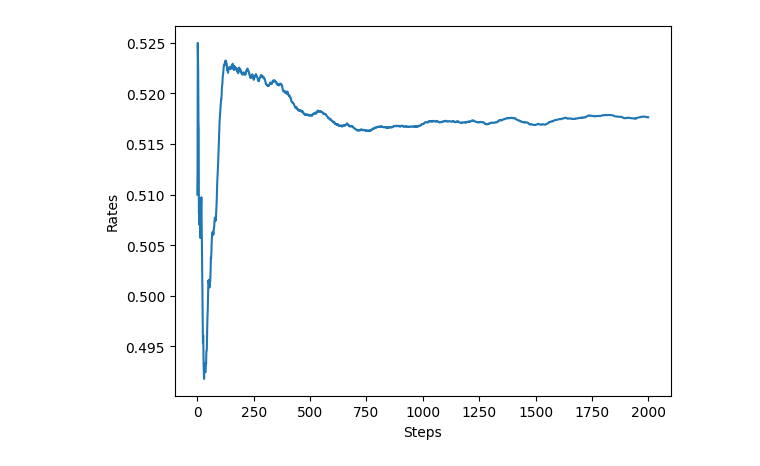
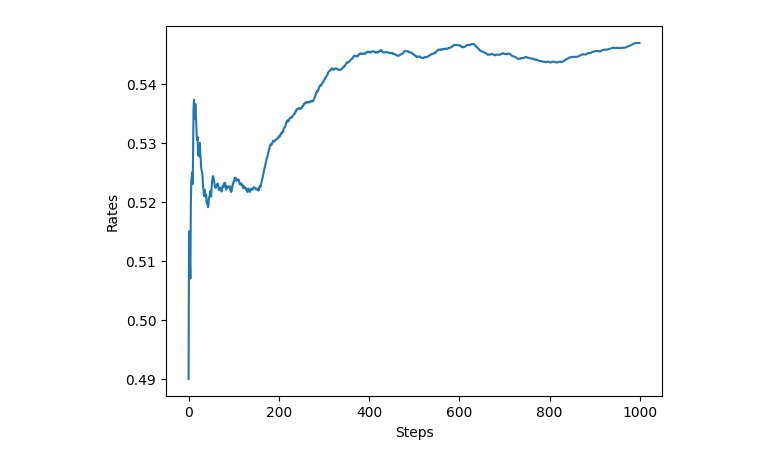
Before and after one commit to Aprilistic/reinforcement_learning, a Jupyter notebook: DL_from_scratch_4/ch01/bandit.ipynb, the cells around one changed output. Saved outputs shown, nothing was run; the diff lists cells and outputs as text; code cells hidden in the pictures.

```diff
--- a/DL_from_scratch_4/ch01/bandit.ipynb
+++ b/DL_from_scratch_4/ch01/bandit.ipynb
@@ -66,29 +66,29 @@ plt.show()
 # %%
 runs = 200
-steps = 2000
-epsilon = 0.01
+steps = 1000
+epsilon = 0.1
 all_rates = np.zeros((runs, steps))
 
 for run in range(runs):
     bandit = Bandit()
     agent = Agent(epsilon)
     total_reward = 0
     rates = list()
 
     for step in range(steps):
         action = agent.get_action()
         reward = bandit.play(action)
         agent.update(action, reward)
         total_reward += reward
         rates.append(total_reward / (step + 1))
 
     all_rates[run] = rates
 
-avg_rates = np.average(all_rates, axis=0)
+sample_avg_rates = np.average(all_rates, axis=0)
 
 plt.ylabel("Rates")
 plt.xlabel("Steps")
-plt.plot(avg_rates)
+plt.plot(sample_avg_rates)
 plt.show()
 # %% [output]
-[figure, old version]
+[figure, new version]
```
Also changed, not shown: parts of 6 cells of this notebook.
